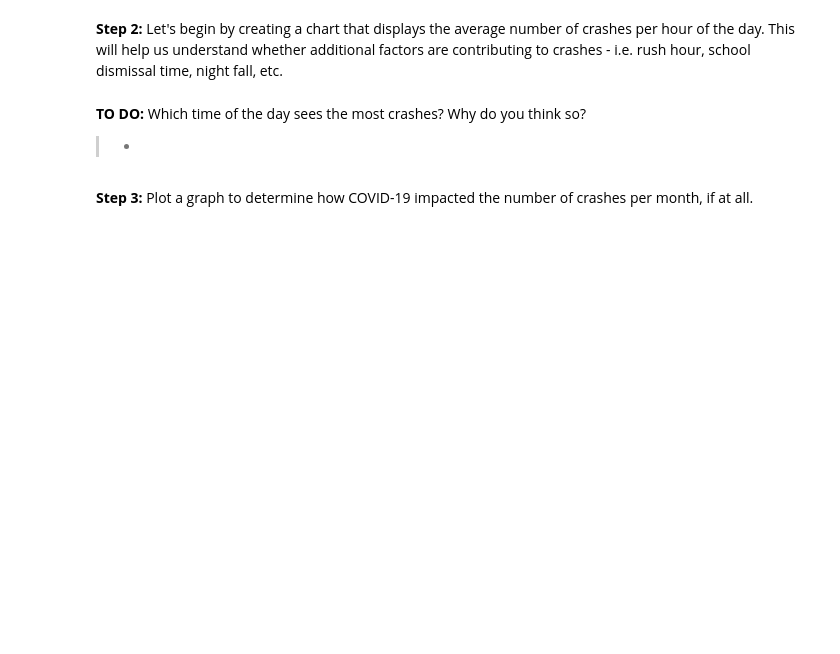
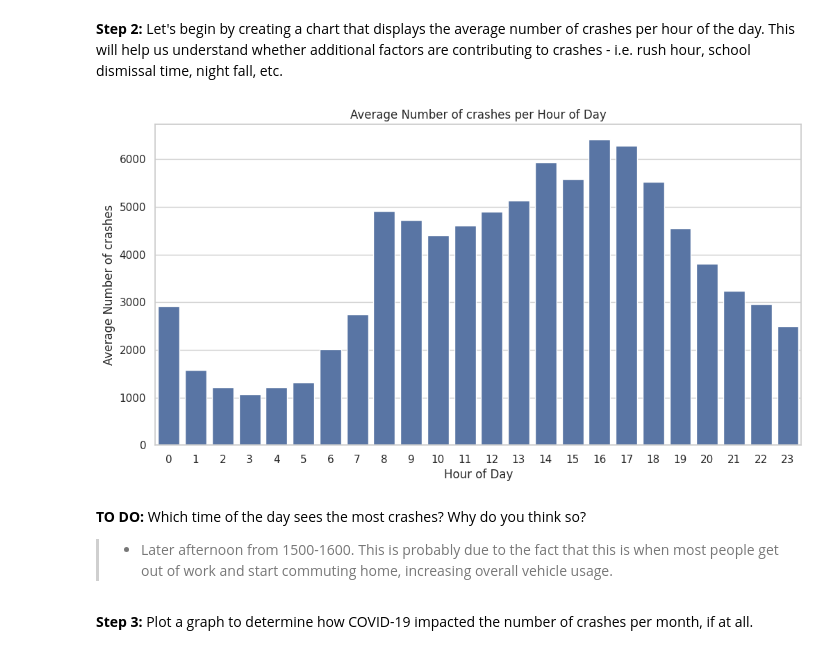
Before and after one commit to allen-domingo/tdsp2025, a Jupyter notebook: Explorer_TDSP_Allen_Domingo.ipynb, the cells around one changed output. Cells and saved outputs as stored; diff of their text form; code cells hidden in the pictures; blank space fills up the shorter version.

Commit message:
1/12 most milestones done

```diff
--- a/Explorer_TDSP_Allen_Domingo.ipynb
+++ b/Explorer_TDSP_Allen_Domingo.ipynb
@@ -299,34 +371,36 @@ Review one or more of the following resources and tell us what you learned about
 # %%
 import matplotlib.pyplot as plt
 import seaborn as sns
 import pandas as pd
 
 # Load the dataset
-file_path = "__________"
+file_path = "/Motor_Vehicle_Collisions_-_Crashes_20250106.csv"
 data = pd.read_csv(file_path)
 
 # Convert 'CRASH DATE' and 'CRASH TIME' to datetime
 data['CRASH DATE'] = pd.to_datetime(data['CRASH DATE'])
-data['CRASH TIME'] = __________, format='%H:%M')
+data['CRASH TIME'] = pd.to_datetime(data['CRASH TIME'], format='%H:%M')
 
 # Time of Day Analysis
 data['Hour of Day'] = data['CRASH TIME'].dt.hour
 
 # Group by 'Hour of Day' and calculate the average number of crashes per hour
 average_crashes_per_hour = data.groupby('Hour of Day').size() / data['Hour of Day'].nunique()
 
 # Plot the average number of crashes
 plt.figure(figsize=(12, 6))
-sns.barplot(x=__________, y=__________)
+sns.barplot(x=average_crashes_per_hour.index, y=average_crashes_per_hour.values)
 plt.title('Average Number of crashes per Hour of Day')
 plt.xlabel('Hour of Day')
 plt.ylabel('Average Number of crashes')
 plt.xticks(range(0, 24))
 plt.show()
+# %% [output]
+[figure, added]
 # %% [markdown]
 **TO DO:** Which time of the day sees the most crashes? Why do you think so?
 
-> *
+> *  Later afternoon from 1500-1600. This is probably due to the fact that this is when most people get out of work and start commuting home, increasing overall vehicle usage.
 # %% [markdown]
 **Step 3:**
 Plot a graph to determine how COVID-19 impacted the number of crashes per month, if at all.
```
Also changed, not shown: parts of 34 cells of this notebook.
